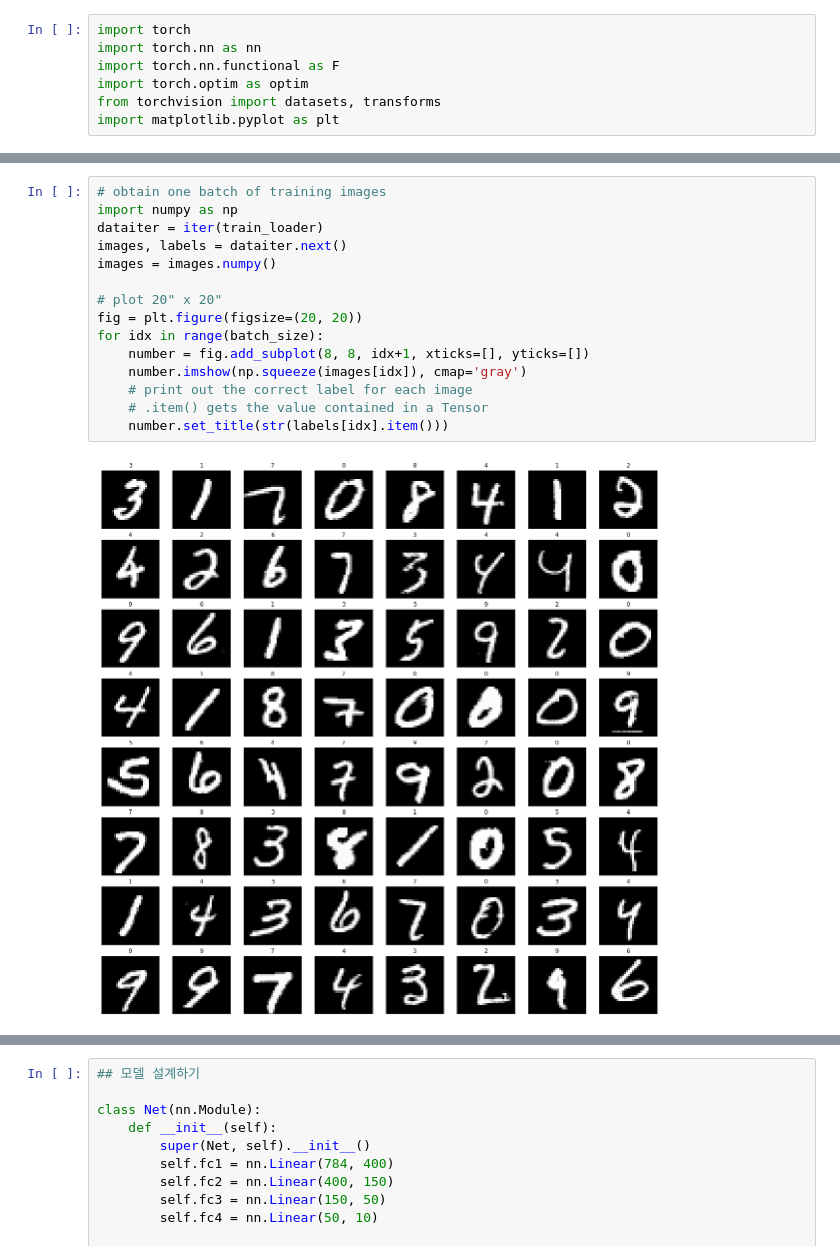
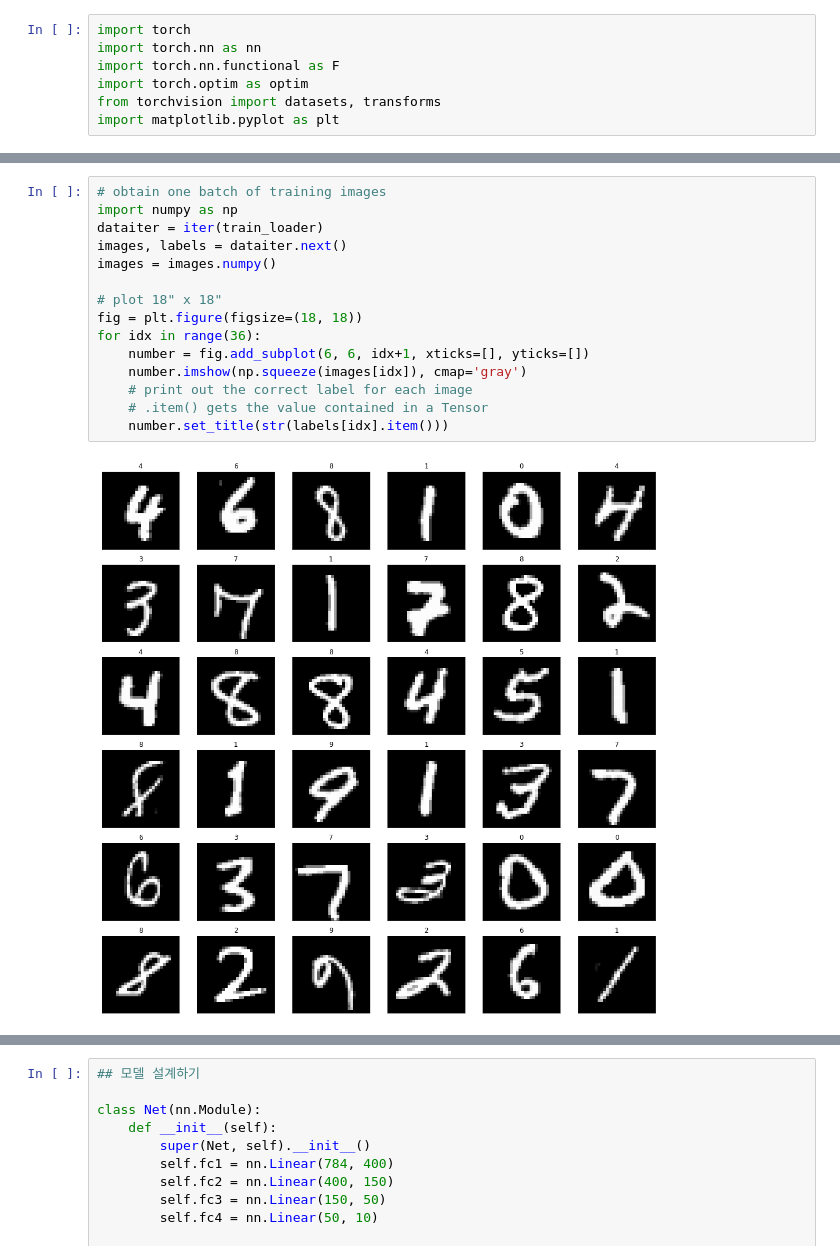
Before and after one commit to face22/lecture, a Jupyter notebook: mnist_mlp.ipynb, the cells around one changed output, grey strips where cells are left out. Cells and saved outputs as stored; diff of their text form.

```diff
--- a/mnist_mlp.ipynb
+++ b/mnist_mlp.ipynb
@@ -47,20 +57,20 @@ data loading done
 # %%
 # obtain one batch of training images
 import numpy as np
 dataiter = iter(train_loader)
 images, labels = dataiter.next()
 images = images.numpy()
 
-# plot 20" x 20"
-fig = plt.figure(figsize=(20, 20))
-for idx in range(batch_size):
-    number = fig.add_subplot(8, 8, idx+1, xticks=[], yticks=[])
+# plot 18" x 18"
+fig = plt.figure(figsize=(18, 18))
+for idx in range(36):
+    number = fig.add_subplot(6, 6, idx+1, xticks=[], yticks=[])
     number.imshow(np.squeeze(images[idx]), cmap='gray')
     # print out the correct label for each image
     # .item() gets the value contained in a Tensor
     number.set_title(str(labels[idx].item()))
 # %% [output]
-[figure, old version]
+[figure, new version]
 # %%
 img = np.squeeze(images[43])
 
```
Also changed, not shown: parts of 6 cells of this notebook.
